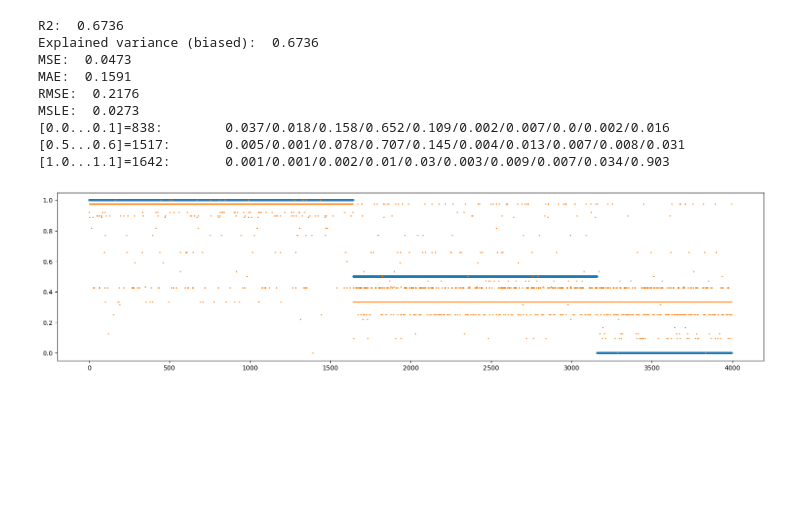
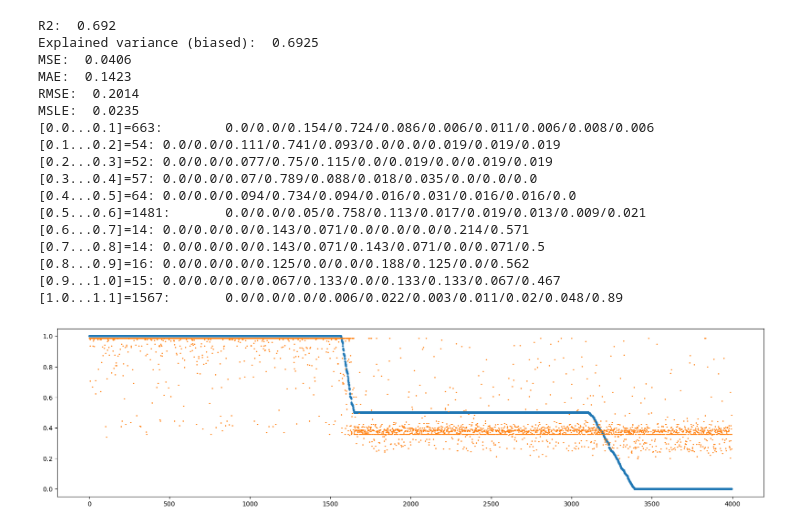
Before and after one commit to zubrailx/road-condition-monitoring, a Jupyter notebook: guessr/pvs_forest.ipynb, the cells around one changed output. Drawn from its saved outputs; the diff is of its cells as text; code cells hidden in the pictures; blank space fills up the shorter version.

Commit message:
guessr: change min to avg (cart 0.64 -> 0.67, forest 0.67 -> 0.69)

```diff
--- a/guessr/pvs_forest.ipynb
+++ b/guessr/pvs_forest.ipynb
@@ -145,7 +137,7 @@ from sklearn.ensemble import RandomForestRegressor
 from sklearn.model_selection import train_test_split
 
 data = pd.read_csv(out_features_predictions_selected_fpath)
-clf = RandomForestRegressor(criterion='squared_error', max_depth=5, min_samples_split=2, min_samples_leaf=1)
+clf = RandomForestRegressor(criterion='squared_error', n_estimators=10, max_depth=5, min_samples_split=2, min_samples_leaf=1)
 
 data_shuffled = features_prediction_df_selected.sample(frac=1)
 
@@ -214,21 +206,29 @@ def distribution_results(y_pred: numpy.array, y_true: numpy.array):
             rounded_distribution = [round(v/cnt, 3) for v in y_pred_dist]
             print(f"[{round(lower_bound,2)}...{round(upper_bound, 2)}]={cnt}:\t{'/'.join(map(str, rounded_distribution))}")
 # %%
-with open(os.path.join(model_dir, f"tree-cart-features-{k}.pickle"), "rb") as file:
+with open(os.path.join(model_dir, f"forest-features-{k}.pickle"), "rb") as file:
   clf = pickle.load(file)
   y_predicted = clf.predict(X_test.values)
 
   regression_results(y_predicted, y_test.to_numpy())
   visualize_sorted_results(y_predicted, y_test.to_numpy())
   distribution_results(y_predicted, y_test.to_numpy())
 # %% [output]
-R2:  0.6736
-Explained variance (biased):  0.6736
-MSE:  0.0473
-MAE:  0.1591
-RMSE:  0.2176
-MSLE:  0.0273
-[0.0...0.1]=838:        0.037/0.018/0.158/0.652/0.109/0.002/0.007/0.0/0.002/0.016
-[0.5...0.6]=1517:       0.005/0.001/0.078/0.707/0.145/0.004/0.013/0.007/0.008/0.031
-[1.0...1.1]=1642:       0.001/0.001/0.002/0.01/0.03/0.003/0.009/0.007/0.034/0.903
+R2:  0.692
+Explained variance (biased):  0.6925
+MSE:  0.0406
+MAE:  0.1423
+RMSE:  0.2014
+MSLE:  0.0235
+[0.0...0.1]=663:        0.0/0.0/0.154/0.724/0.086/0.006/0.011/0.006/0.008/0.006
+[0.1...0.2]=54: 0.0/0.0/0.111/0.741/0.093/0.0/0.0/0.019/0.019/0.019
+[0.2...0.3]=52: 0.0/0.0/0.077/0.75/0.115/0.0/0.019/0.0/0.019/0.019
+[0.3...0.4]=57: 0.0/0.0/0.07/0.789/0.088/0.018/0.035/0.0/0.0/0.0
+[0.4...0.5]=64: 0.0/0.0/0.094/0.734/0.094/0.016/0.031/0.016/0.016/0.0
+[0.5...0.6]=1481:       0.0/0.0/0.05/0.758/0.113/0.017/0.019/0.013/0.009/0.021
+[0.6...0.7]=14: 0.0/0.0/0.0/0.143/0.071/0.0/0.0/0.0/0.214/0.571
+[0.7...0.8]=14: 0.0/0.0/0.0/0.143/0.071/0.143/0.071/0.0/0.071/0.5
+[0.8...0.9]=16: 0.0/0.0/0.0/0.125/0.0/0.0/0.188/0.125/0.0/0.562
+[0.9...1.0]=15: 0.0/0.0/0.0/0.067/0.133/0.0/0.133/0.133/0.067/0.467
+[1.0...1.1]=1567:       0.0/0.0/0.0/0.006/0.022/0.003/0.011/0.02/0.048/0.89
-[figure, old version]
+[figure, new version]
```
Also changed, not shown: parts of 2 cells of this notebook, 7 other files.
